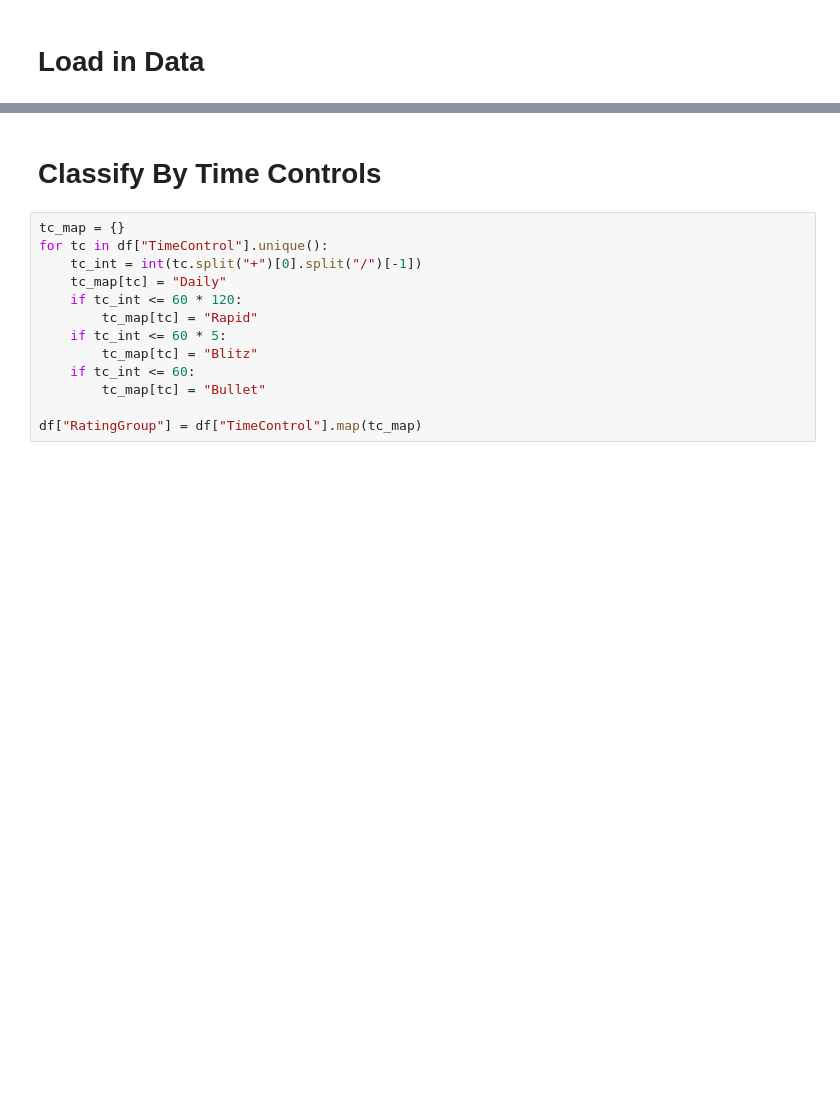
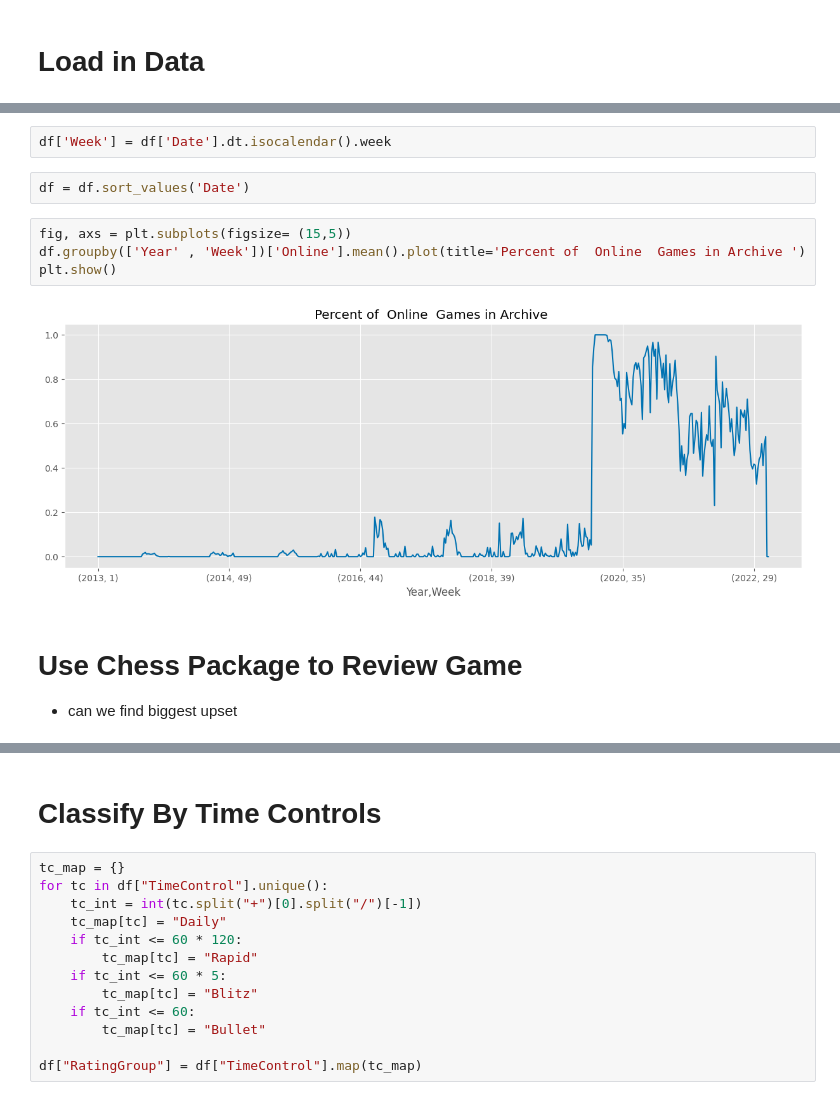
Before and after one commit to DarnasiMadhanMohan/Chess_Analysis, a Jupyter notebook: chess-com-top-players-data-analysis.ipynb, the cells around one changed output, grey strips where cells are left out. Drawn from its saved outputs; the diff is of its cells as text; blank space fills up the shorter version.

```diff
--- a/chess-com-top-players-data-analysis.ipynb
+++ b/chess-com-top-players-data-analysis.ipynb
@@ -32,0 +77,13 @@ df = df.drop_duplicates().reset_index(drop=True)
+# %%
+df['Week'] = df['Date'].dt.isocalendar().week
+# %%
+df = df.sort_values('Date')
+# %%
+fig, axs = plt.subplots(figsize= (15,5))
+df.groupby(['Year' , 'Week'])['Online'].mean().plot(title='Percent of  Online  Games in Archive ')
+plt.show()
+# %% [output]
+[figure, added]
+# %% [markdown]
+# Use Chess Package to Review Game
+- can we find biggest upset
```
Also changed, not shown: parts of 16 cells of this notebook.
